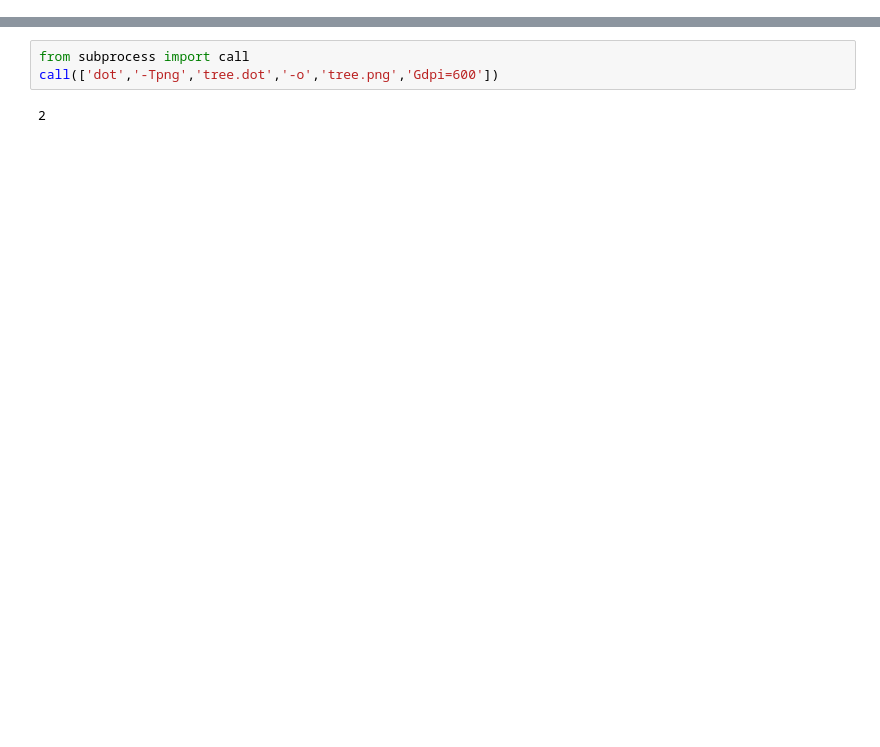
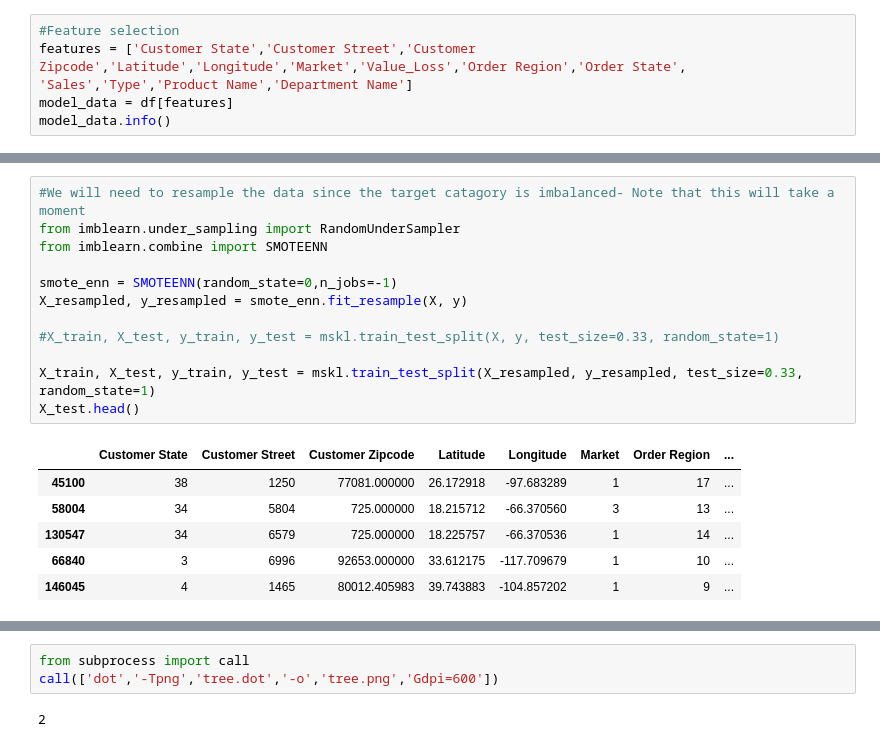
Before and after one commit to BDBlank/SmartSupplyChain, a Jupyter notebook: SmartSupplyChain.ipynb, the cells around one changed output, grey strips where cells are left out. Saved outputs shown, nothing was run; the diff lists cells and outputs as text; blank space fills up the shorter version.

```diff
--- a/SmartSupplyChain.ipynb
+++ b/SmartSupplyChain.ipynb
@@ -411,0 +187,5 @@ print(visual_model.score(X_test,y_test))
+# %%
+#Feature selection
+features = ['Customer State','Customer Street','Customer Zipcode','Latitude','Longitude','Market','Value_Loss','Order Region','Order State', 'Sales','Type','Product Name','Department Name']
+model_data = df[features]
+model_data.info()
@@ -411,0 +255,19 @@ print(visual_model.score(X_test,y_test))
+# %%
+#We will need to resample the data since the target catagory is imbalanced- Note that this will take a moment
+from imblearn.under_sampling import RandomUnderSampler
+from imblearn.combine import SMOTEENN
+
+smote_enn = SMOTEENN(random_state=0,n_jobs=-1)
+X_resampled, y_resampled = smote_enn.fit_resample(X, y)
+
+#X_train, X_test, y_train, y_test = mskl.train_test_split(X, y, test_size=0.33, random_state=1)
+
+X_train, X_test, y_train, y_test = mskl.train_test_split(X_resampled, y_resampled, test_size=0.33, random_state=1)
+X_test.head()
+# %% [output]
+|  | Customer State | Customer Street | Customer Zipcode | Latitude | Longitude | Market | Order Region | ... |
+| 45100 | 38 | 1250 | 77081.000000 | 26.172918 | -97.683289 | 1 | 17 | ... |
+| 58004 | 34 | 5804 | 725.000000 | 18.215712 | -66.370560 | 3 | 13 | ... |
+| 130547 | 34 | 6579 | 725.000000 | 18.225757 | -66.370536 | 1 | 14 | ... |
+| 66840 | 3 | 6996 | 92653.000000 | 33.612175 | -117.709679 | 1 | 10 | ... |
+| 146045 | 4 | 1465 | 80012.405983 | 39.743883 | -104.857202 | 1 | 9 | ... |
```
Also changed, not shown: parts of 71 cells of this notebook, 2 other files.
